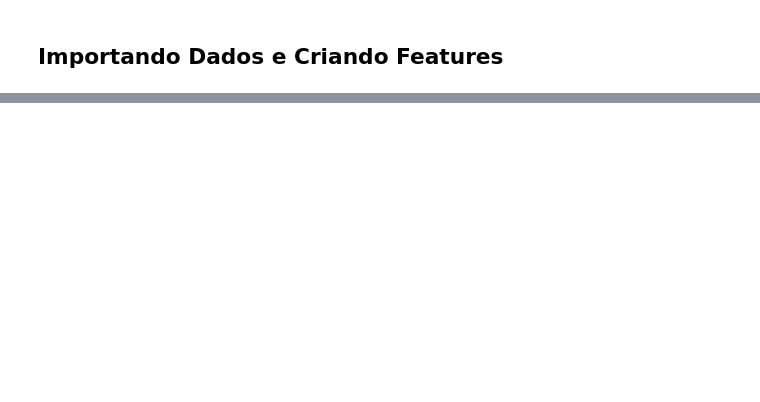
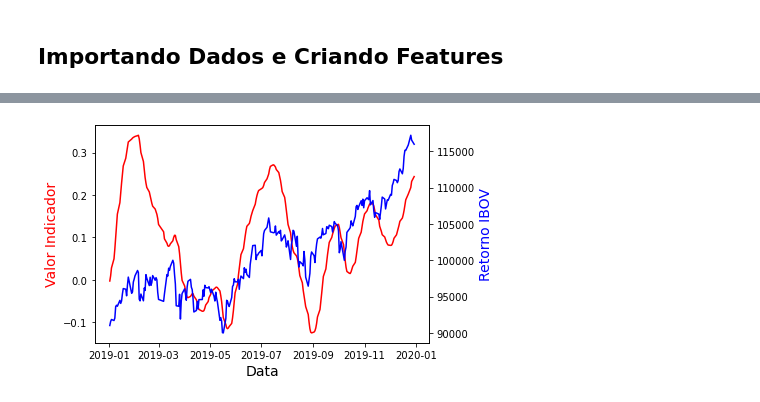
Before and after one commit to venzellucas/bovespa-index-prediction, a Jupyter notebook: TGII.ipynb, the cells around one changed output, grey strips where cells are left out. Drawn from its saved outputs; the diff is of its cells as text; code cells hidden in the pictures; blank space fills up the shorter version.

```diff
--- a/TGII.ipynb
+++ b/TGII.ipynb
@@ -559,0 +176,9 @@ for i in classification_arima.keys():
+# %%
+dataBV['MACD'] = trend.MACD(close = dataBV['Close'], window_slow = 26, window_fast = 12, window_sign = 9, fillna = False).macd_signal()
+dataBV['RSI'] = momentum.RSIIndicator(close = dataBV['Close'], window = 14, fillna = False).rsi()
+dataBV['ADX'] = trend.ADXIndicator(high = dataBV['High'], low = dataBV['Low'], close = dataBV['Close'], window = 14, fillna = False).adx()
+dataBV['Aroon'] = trend.AroonIndicator(close = dataBV['Close'], window = 25, fillna = False).aroon_indicator()
+dataBV['CCI'] = trend.CCIIndicator(high = dataBV['High'], low = dataBV['Low'], close = dataBV['Close'], window = 20, constant = 0.015, fillna = False).cci()
+dataBV['DPO'] = trend.DPOIndicator(close = dataBV['Close'], window = 20, fillna = False).dpo()
+dataBV['MI'] = trend.MassIndex(high = dataBV['Close'], low = dataBV['Low'], window_fast = 9, window_slow = 25, fillna = False).mass_index()
+dataBV['TRIX'] = trend.TRIXIndicator(close = dataBV['Close'], window = 15, fillna = False).trix()
@@ -559,0 +195,37 @@ for i in classification_arima.keys():
+# %%
+scaler = StandardScaler()
+features = ['MACD', 'RSI', 'ADX', 'Aroon', 'CCI', 'DPO', 'MI', 'TRIX']
+for i in features:
+  dataSP[i] = scaler.fit_transform(dataSP[i].values.reshape(-1, 1))
+  dataUS[i] = scaler.fit_transform(dataUS[i].values.reshape(-1, 1))
+  dataBV[i] = scaler.fit_transform(dataBV[i].values.reshape(-1, 1))
+# %%
+dataSP = dataSP.add_prefix('SP_')
+dataUS = dataUS.add_prefix('US_')
+dataBV = dataBV.add_prefix('BV_')
+# %%
+# dataBV.loc[dataBV.index.year == 2019,'BV_MACD'].plot()
+# plt.figure()
+# dataBV.loc[dataBV.index.year == 2019,'BV_1w target'].plot()
+# create figure and axis objects with subplots()
+
+fig,ax = plt.subplots()
+# make a plot
+ax.plot(dataBV.loc[dataBV.index.year == 2019,'BV_MACD'].index, dataBV.loc[dataBV.index.year == 2019,'BV_TRIX'], color="red")
+# set x-axis label
+ax.set_xlabel("Data",fontsize=14)
+# set y-axis label
+ax.set_ylabel("Valor Indicador",color="red",fontsize=14)
+# twin object for two different y-axis on the sample plot
+ax2=ax.twinx()
+# make a plot with different y-axis using second axis object
+ax2.plot(dataBV.loc[dataBV.index.year == 2019,'BV_1w target'].index, dataBV.loc[dataBV.index.year == 2019,'BV_Close'],color="blue")
+ax2.set_ylabel("Retorno IBOV",color="blue",fontsize=14)
+plt.show()
+# save the plot as a file
+# fig.savefig('two_different_y_axis_for_single_python_plot_with_twinx.jpg',
+#             format='jpeg',
+#             dpi=100,
+#             bbox_inches='tight')
+# %% [output]
+[figure, added]
```
Also changed, not shown: parts of 100 cells of this notebook.
